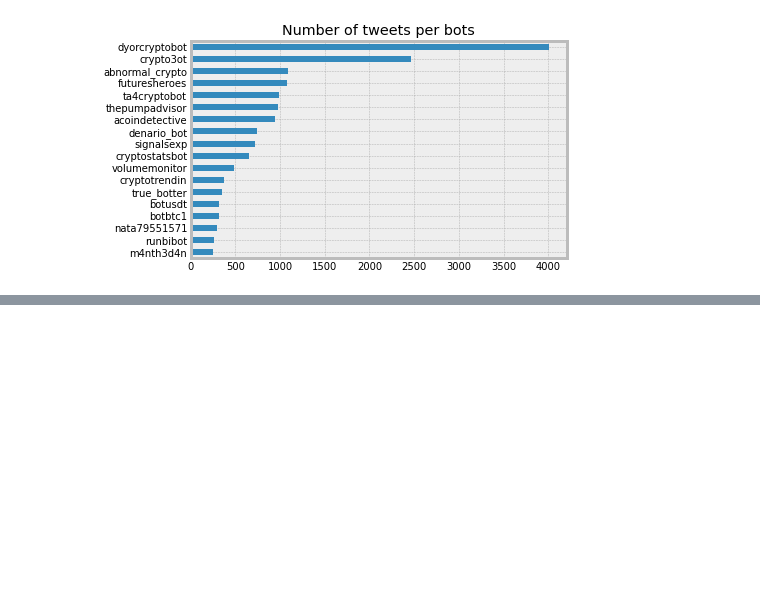
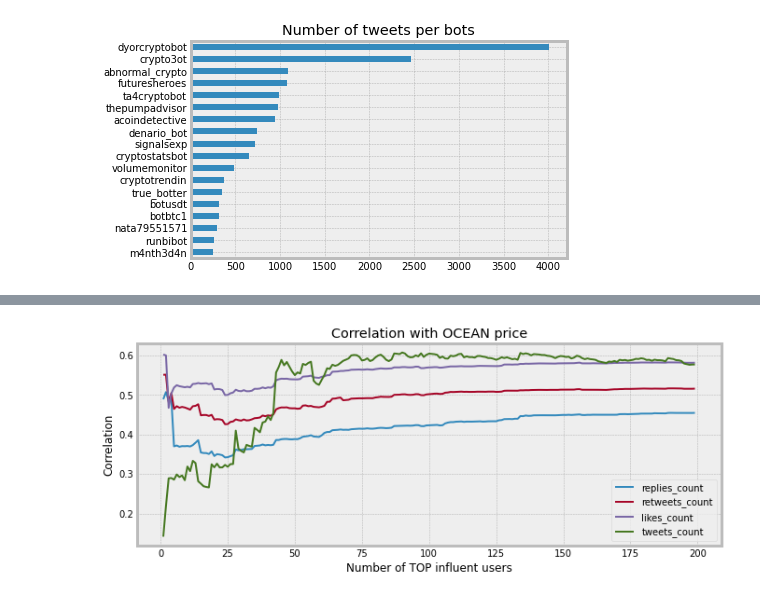
Before and after one commit to abessalov/Ocean_Tweets, a Jupyter notebook: 2_statistics.ipynb, the cells around one changed output, grey strips where cells are left out. Cells and saved outputs as stored; diff of their text form; code cells hidden in the pictures; blank space fills up the shorter version.

```diff
--- a/2_statistics.ipynb
+++ b/2_statistics.ipynb
@@ -233,0 +240,14 @@ _ = df1[df1.username.isin(list_bots)].set_index('username').tweets_count.sort_va
+# %%
+df_gr = df.groupby('username').sum().iloc[:,2:]
+df_gr = df_gr[df_gr.tweets_count >= 100]
+print(df_gr.shape)
+
+df_gr['replies_per_tweet']  = df_gr['replies_count'] / df_gr['tweets_count']
+df_gr['retweets_per_tweet'] = df_gr['retweets_count'] / df_gr['tweets_count']
+df_gr['likes_per_tweet']    = df_gr['likes_count'] / df_gr['tweets_count']
+
+df_gr['rank_total'] = df_gr.rank(pct = True).iloc[:,-3:].sum(axis = 1)
+df_gr = df_gr.sort_values('rank_total', ascending = False).reset_index()
+
+print(df_gr.shape)
+df_gr[:10]
@@ -233,0 +268,18 @@ _ = df1[df1.username.isin(list_bots)].set_index('username').tweets_count.sort_va
+# %%
+out = list()
+for n in range(1,200):
+    list_users = list(df_gr[:n].username)
+    filt = df.username.isin(list_users)
+    df0 = df[filt].groupby('date').sum().iloc[:,2:]
+
+    df0['Close'] = df_price.Close * 100
+    out1 = df0.corr().Close[:4].reset_index().T[1:]
+    out.append(out1)
+# %%
+feats0 = list(df0.corr().Close[:4].index)
+df_out = pd.concat(out)
+df_out.columns = feats0
+df_out.index = range(1,len(df_out)+1)
+_ = df_out.plot(figsize = (10,4), xlabel = 'Number of TOP influent users', ylabel = 'Correlation', title = 'Correlation with OCEAN price')
+# %% [output]
+[figure, added]
```
Also changed, not shown: parts of 6 cells of this notebook.
